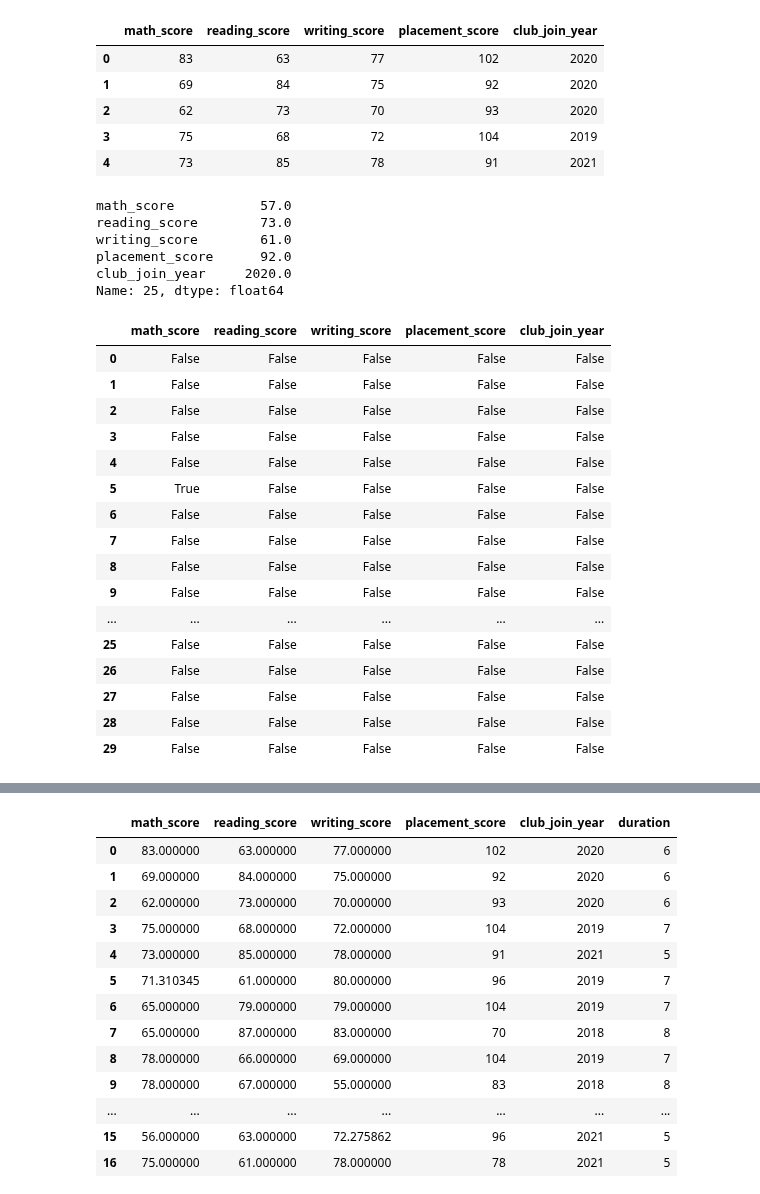
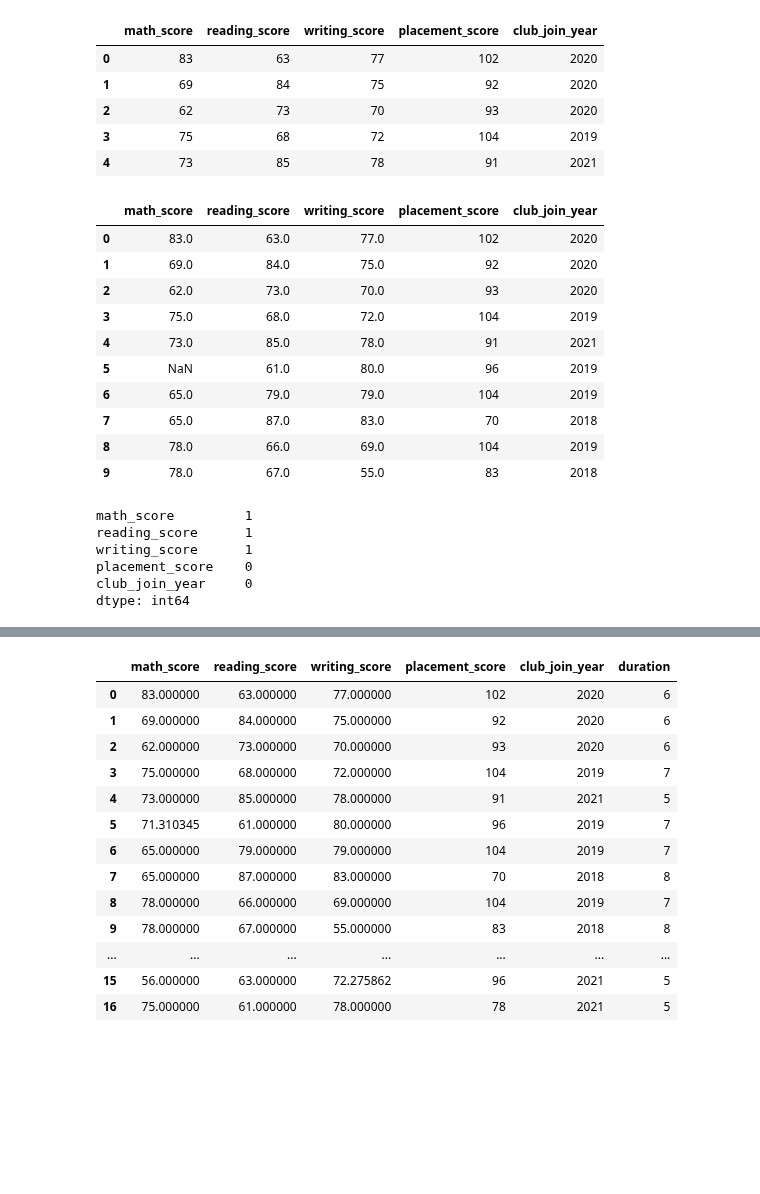
Before and after one commit to Piyush2425/Data_Science_Practicals, a Jupyter notebook: DS_Lab_2.ipynb, the cells around one changed output, grey strips where cells are left out. Saved outputs shown, nothing was run; the diff lists cells and outputs as text; code cells hidden in the pictures; blank space fills up the shorter version.

```diff
--- a/DS_Lab_2.ipynb
+++ b/DS_Lab_2.ipynb
@@ -29,37 +29,32 @@ df.head()
 # %%
 # Introduce missing values
 df.loc[5, 'math_score'] = np.nan
 df.loc[10, 'reading_score'] = np.nan
 df.loc[15, 'writing_score'] = np.nan
 
 df.iloc[25]
+df.head(10)
 # %% [output]
-math_score           57.0
-reading_score        73.0
-writing_score        61.0
-placement_score      92.0
-club_join_year     2020.0
-Name: 25, dtype: float64
+|  | math_score | reading_score | writing_score | placement_score | club_join_year |
+| 0 | 83.0 | 63.0 | 77.0 | 102 | 2020 |
+| 1 | 69.0 | 84.0 | 75.0 | 92 | 2020 |
+| 2 | 62.0 | 73.0 | 70.0 | 93 | 2020 |
+| 3 | 75.0 | 68.0 | 72.0 | 104 | 2019 |
+| 4 | 73.0 | 85.0 | 78.0 | 91 | 2021 |
+| 5 | NaN | 61.0 | 80.0 | 96 | 2019 |
+| 6 | 65.0 | 79.0 | 79.0 | 104 | 2019 |
+| 7 | 65.0 | 87.0 | 83.0 | 70 | 2018 |
+| 8 | 78.0 | 66.0 | 69.0 | 104 | 2019 |
+| 9 | 78.0 | 67.0 | 55.0 | 83 | 2018 |
 # %%
 # Check missing values
-df.isnull()
+df.isnull().sum()
 # %% [output]
-|  | math_score | reading_score | writing_score | placement_score | club_join_year |
-| 0 | False | False | False | False | False |
-| 1 | False | False | False | False | False |
-| 2 | False | False | False | False | False |
-| 3 | False | False | False | False | False |
-| 4 | False | False | False | False | False |
-| 5 | True | False | False | False | False |
-| 6 | False | False | False | False | False |
-| 7 | False | False | False | False | False |
-| 8 | False | False | False | False | False |
-| 9 | False | False | False | False | False |
-| ... | ... | ... | ... | ... | ... |
-| 25 | False | False | False | False | False |
-| 26 | False | False | False | False | False |
-| 27 | False | False | False | False | False |
-| 28 | False | False | False | False | False |
-| 29 | False | False | False | False | False |
+math_score         1
+reading_score      1
+writing_score      1
+placement_score    0
+club_join_year     0
+dtype: int64
 # %%
 # Fill missing values with mean (avoids chained-assignment warnings)
```
Also changed, not shown: parts of 6 cells of this notebook, 5 other files.
